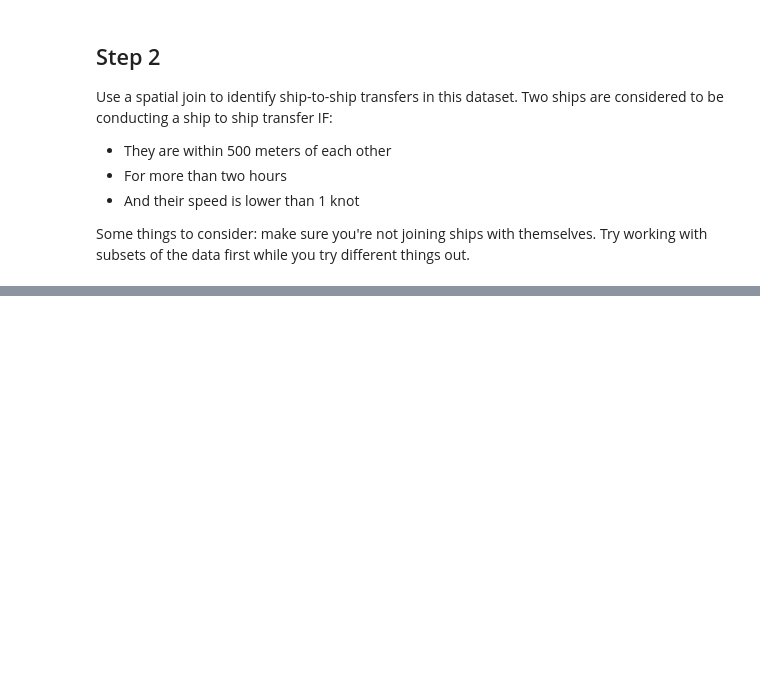
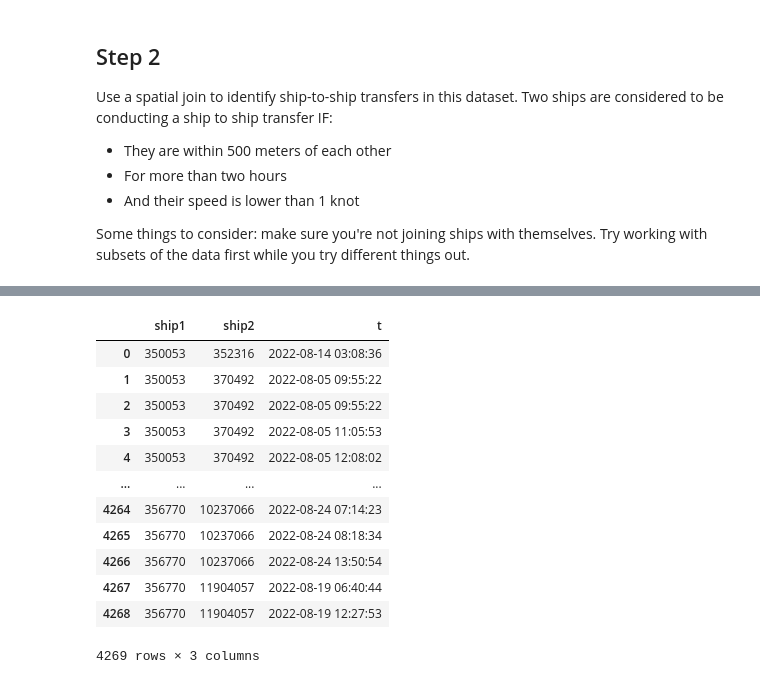
Before and after one commit to NadiaCabreraS/CASA025_BigData, a Jupyter notebook: notebooks/W04_postgis2.ipynb, the cells around one changed output, grey strips where cells are left out. Drawn from its saved outputs; the diff is of its cells as text; code cells hidden in the pictures; blank space fills up the shorter version.

```diff
--- a/notebooks/W04_postgis2.ipynb
+++ b/notebooks/W04_postgis2.ipynb
@@ -350,0 +379,36 @@ Some things to consider: make sure you're not joining ships with themselves. Try
+# %%
+%%sql
+
+WITH close_pairs AS (
+  SELECT
+    a1.vesselid AS ship1,
+    a2.vesselid AS ship2,
+    a1.ts AS t
+  FROM ais a1
+  JOIN ais a2
+    ON a1.vesselid < a2.vesselid
+   AND ABS(epoch(a1.ts) - epoch(a2.ts)) <= 300   -- ±5 min (misma hora aprox)
+   AND a1.sog < 1
+   AND a2.sog < 1
+   AND ST_Distance(
+         ST_Transform(a1.geom,'EPSG:4326','EPSG:3857'),
+         ST_Transform(a2.geom,'EPSG:4326','EPSG:3857')
+       ) <= 500
+
+)
+SELECT *
+FROM close_pairs;
+# %% [output]
+|  | ship1 | ship2 | t |
+| 0 | 350053 | 352316 | 2022-08-14 03:08:36 |
+| 1 | 350053 | 370492 | 2022-08-05 09:55:22 |
+| 2 | 350053 | 370492 | 2022-08-05 09:55:22 |
+| 3 | 350053 | 370492 | 2022-08-05 11:05:53 |
+| 4 | 350053 | 370492 | 2022-08-05 12:08:02 |
+| ... | ... | ... | ... |
+| 4264 | 356770 | 10237066 | 2022-08-24 07:14:23 |
+| 4265 | 356770 | 10237066 | 2022-08-24 08:18:34 |
+| 4266 | 356770 | 10237066 | 2022-08-24 13:50:54 |
+| 4267 | 356770 | 11904057 | 2022-08-19 06:40:44 |
+| 4268 | 356770 | 11904057 | 2022-08-19 12:27:53 |
+4269 rows × 3 columns
```
Also changed, not shown: parts of 30 cells of this notebook.
